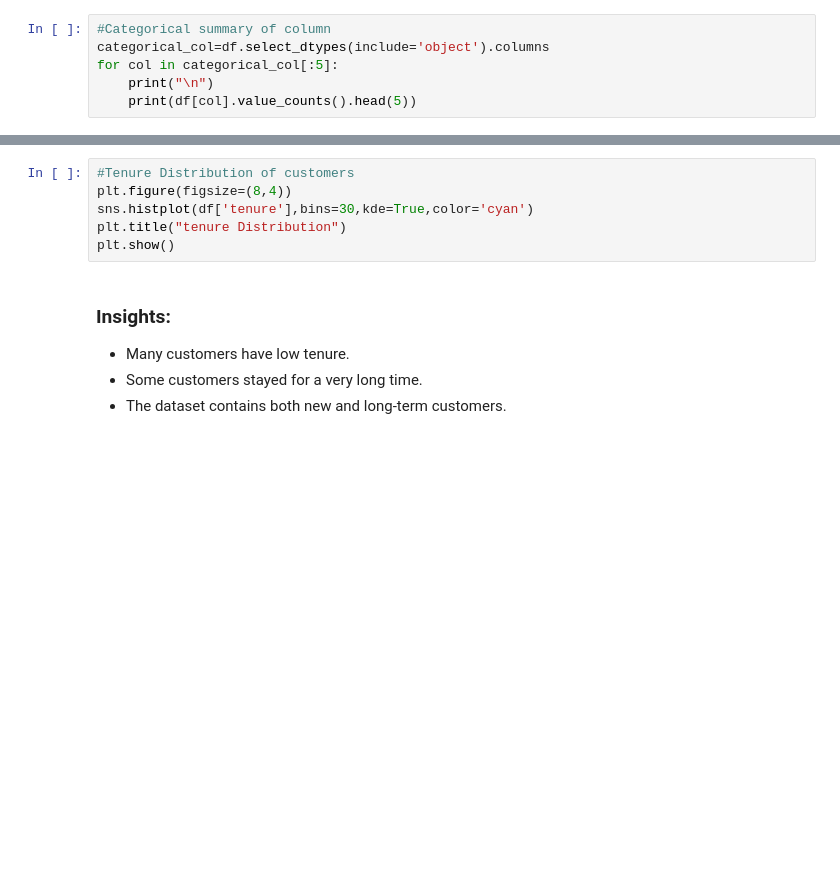
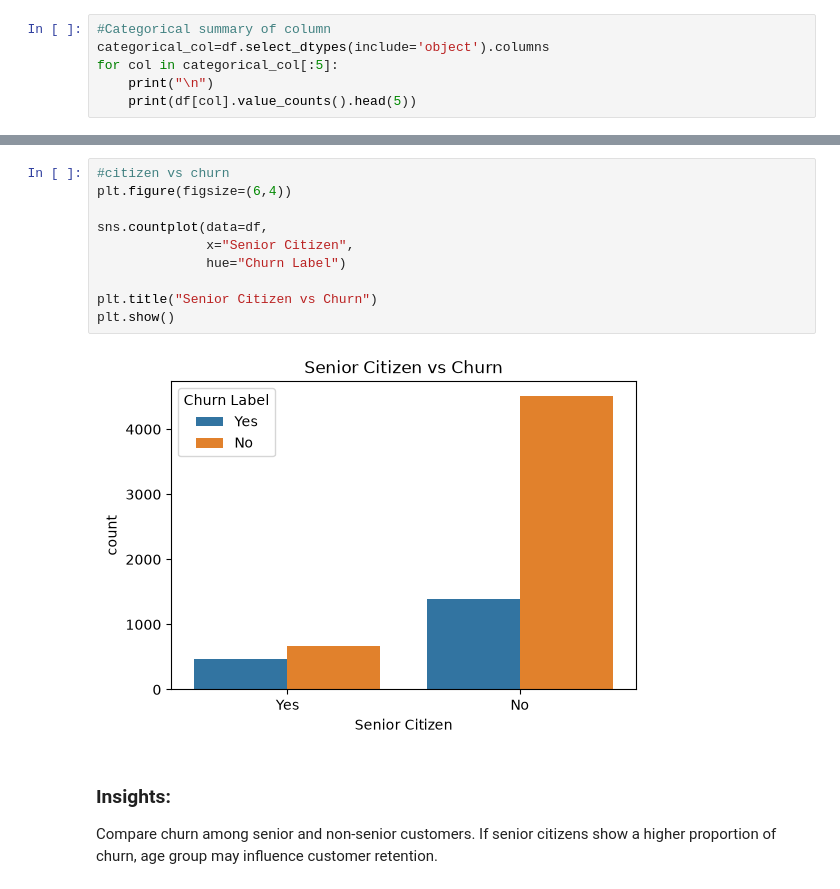
Before and after one commit to AmmarShaikh81/Customer_Churn_Analysis, a Jupyter notebook: Notebooks/Notebook1.ipynb, the cells around one changed output, grey strips where cells are left out. Saved outputs shown, nothing was run; the diff lists cells and outputs as text; blank space fills up the shorter version.

```diff
--- a/Notebooks/Notebook1.ipynb
+++ b/Notebooks/Notebook1.ipynb
@@ -127,12 +283,17 @@ plt.show()
 # %%
-#Tenure Distribution of customers
-plt.figure(figsize=(8,4))
-sns.histplot(df['tenure'],bins=30,kde=True,color='cyan')
-plt.title("tenure Distribution")
+#citizen vs churn
+plt.figure(figsize=(6,4))
+
+sns.countplot(data=df,
+              x="Senior Citizen",
+              hue="Churn Label")
+
+plt.title("Senior Citizen vs Churn")
 plt.show()
+# %% [output]
+[figure, added]
 # %% [markdown]
 ### Insights:
-- Many customers have low tenure.
-- Some customers stayed for a very long time.
-- The dataset contains both new and long-term customers.
+Compare churn among senior and non-senior customers.
+If senior citizens show a higher proportion of churn, age group may influence customer retention.
 # %%
```
Also changed, not shown: parts of 55 cells of this notebook, 1 other file.
